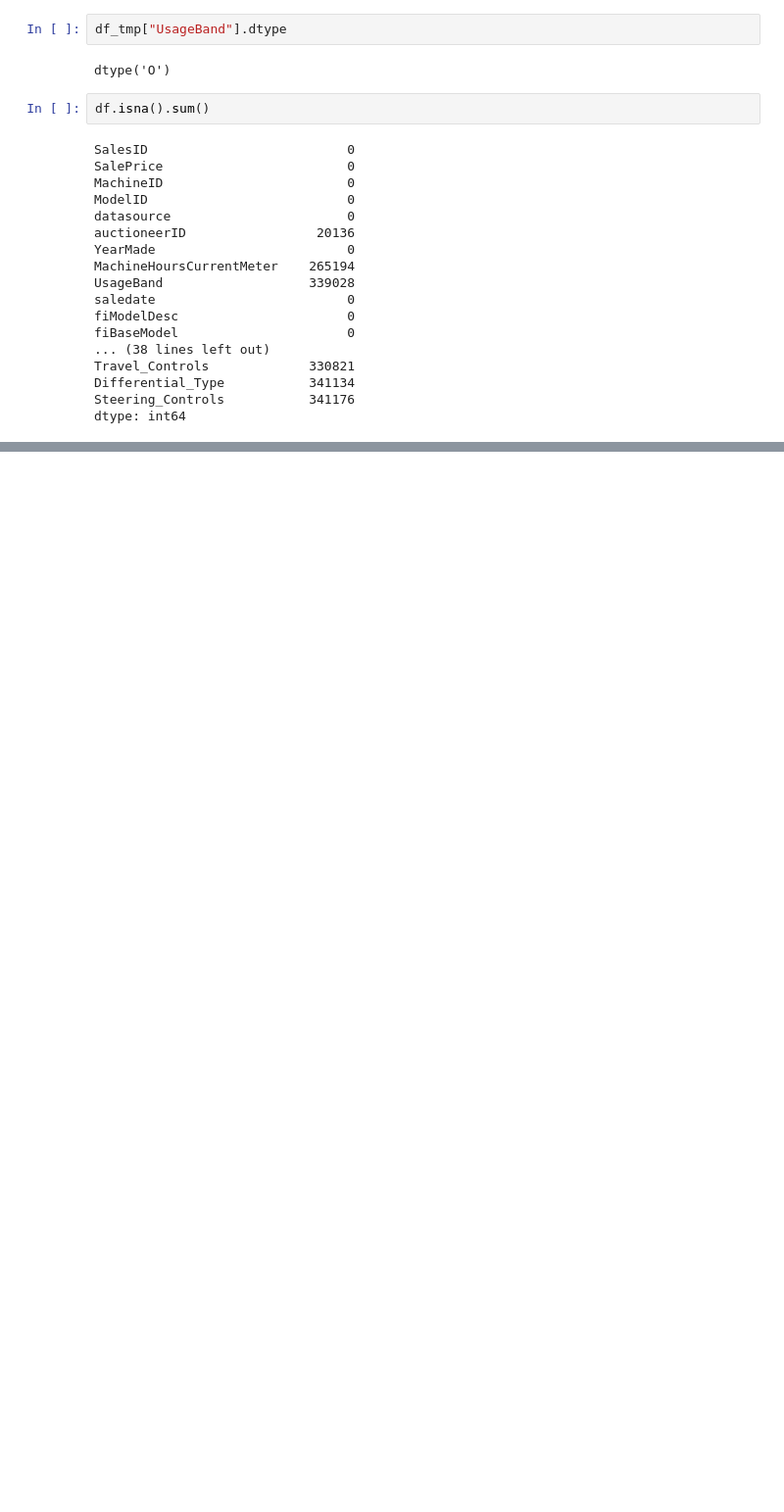
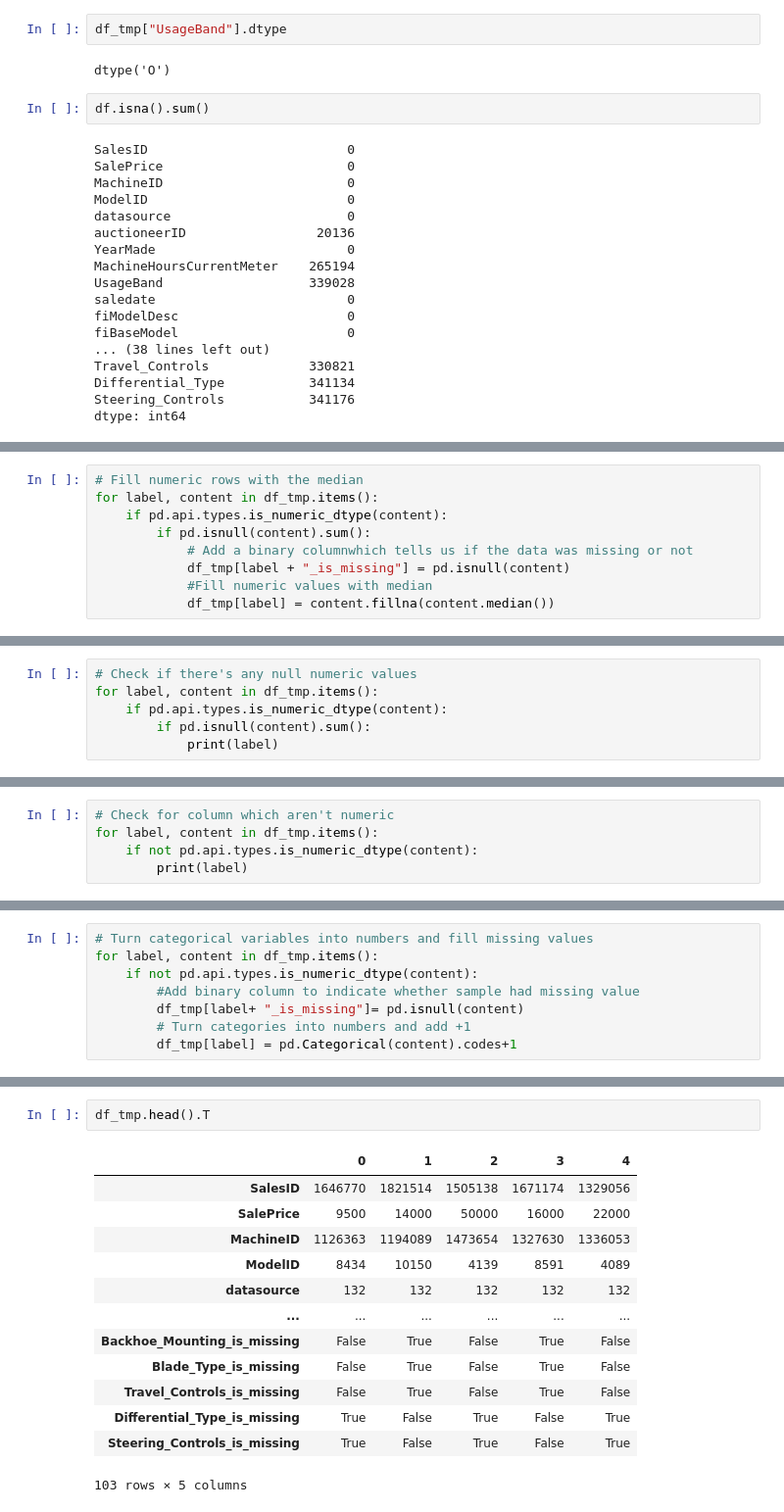
Before and after one commit to dianamelinte23/bulldozer-price-prediction-project, a Jupyter notebook: end-to-end-bulldozer-price-prediction.ipynb, the cells around one changed output, grey strips where cells are left out. Shown at 98% size. Drawn from its saved outputs; the diff is of its cells as text; blank space fills up the shorter version.

Commit message:
Filling missing data

```diff
--- a/end-to-end-bulldozer-price-prediction.ipynb
+++ b/end-to-end-bulldozer-price-prediction.ipynb
@@ -284,0 +467,9 @@ dtype: int64
+# %%
+# Fill numeric rows with the median
+for label, content in df_tmp.items():
+    if pd.api.types.is_numeric_dtype(content):
+        if pd.isnull(content).sum():
+            # Add a binary columnwhich tells us if the data was missing or not
+            df_tmp[label + "_is_missing"] = pd.isnull(content)
+            #Fill numeric values with median
+            df_tmp[label] = content.fillna(content.median())
@@ -284,0 +483,6 @@ dtype: int64
+# %%
+# Check if there's any null numeric values
+for label, content in df_tmp.items():
+    if pd.api.types.is_numeric_dtype(content):
+        if pd.isnull(content).sum():
+            print(label)
@@ -284,0 +518,5 @@ dtype: int64
+# %%
+# Check for column which aren't numeric
+for label, content in df_tmp.items():
+    if not pd.api.types.is_numeric_dtype(content):
+        print(label)
@@ -284,0 +541,8 @@ dtype: int64
+# %%
+# Turn categorical variables into numbers and fill missing values
+for label, content in df_tmp.items():
+    if not pd.api.types.is_numeric_dtype(content):
+        #Add binary column to indicate whether sample had missing value
+        df_tmp[label+ "_is_missing"]= pd.isnull(content)
+        # Turn categories into numbers and add +1
+        df_tmp[label] = pd.Categorical(content).codes+1
@@ -284,0 +563,16 @@ dtype: int64
+# %%
+df_tmp.head().T
+# %% [output]
+|  | 0 | 1 | 2 | 3 | 4 |
+| SalesID | 1646770 | 1821514 | 1505138 | 1671174 | 1329056 |
+| SalePrice | 9500 | 14000 | 50000 | 16000 | 22000 |
+| MachineID | 1126363 | 1194089 | 1473654 | 1327630 | 1336053 |
+| ModelID | 8434 | 10150 | 4139 | 8591 | 4089 |
+| datasource | 132 | 132 | 132 | 132 | 132 |
+| ... | ... | ... | ... | ... | ... |
+| Backhoe_Mounting_is_missing | False | True | False | True | False |
+| Blade_Type_is_missing | False | True | False | True | False |
+| Travel_Controls_is_missing | False | True | False | True | False |
+| Differential_Type_is_missing | True | False | True | False | True |
+| Steering_Controls_is_missing | True | False | True | False | True |
+103 rows × 5 columns
```
Also changed, not shown: parts of 26 cells of this notebook, 1 other file.
